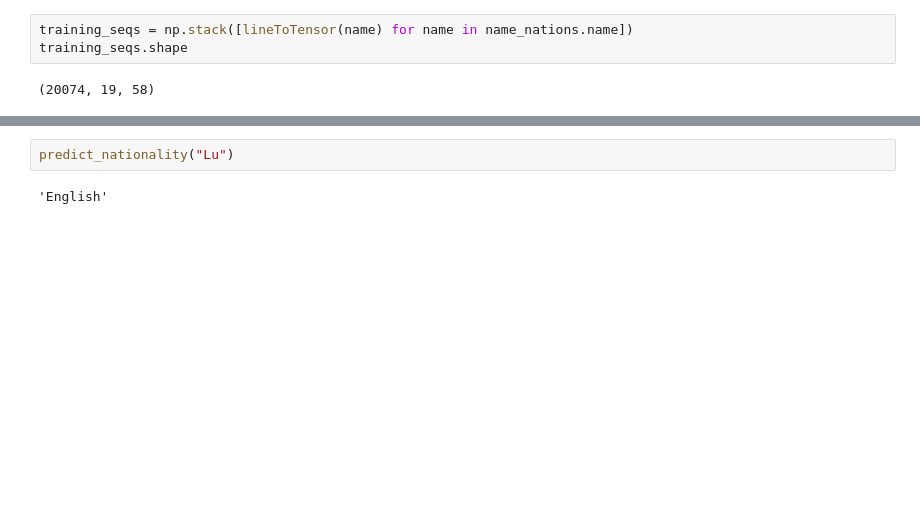
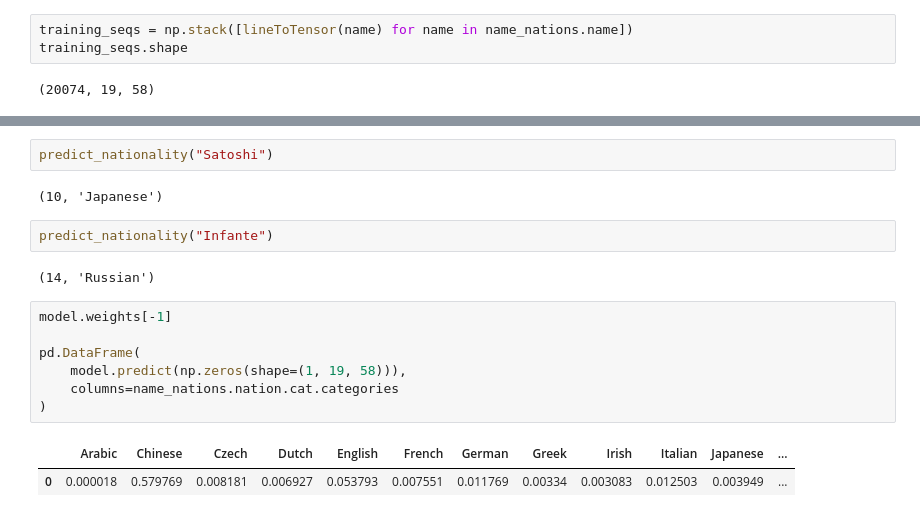
Before and after one commit to pilipolio/python-ml-notebooks, a Jupyter notebook: RNN-LSTM/Nationality of surnames by RNN.ipynb, the cells around one changed output, grey strips where cells are left out. Drawn from its saved outputs; the diff is of its cells as text; blank space fills up the shorter version.

```diff
--- a/RNN-LSTM/Nationality of surnames by RNN.ipynb
+++ b/RNN-LSTM/Nationality of surnames by RNN.ipynb
@@ -213,4 +300,18 @@ predict_nationality("Soldatov")
 # %%
-predict_nationality("Lu")
+predict_nationality("Satoshi")
 # %% [output]
-'English'
+(10, 'Japanese')
+# %%
+predict_nationality("Infante")
+# %% [output]
+(14, 'Russian')
+# %%
+model.weights[-1]
+
+pd.DataFrame(
+    model.predict(np.zeros(shape=(1, 19, 58))),
+    columns=name_nations.nation.cat.categories
+)
+# %% [output]
+|  | Arabic | Chinese | Czech | Dutch | English | French | German | Greek | Irish | Italian | Japanese | ... |
+| 0 | 0.000018 | 0.579769 | 0.008181 | 0.006927 | 0.053793 | 0.007551 | 0.011769 | 0.00334 | 0.003083 | 0.012503 | 0.003949 | ... |
```
Also changed, not shown: parts of 16 cells of this notebook.
